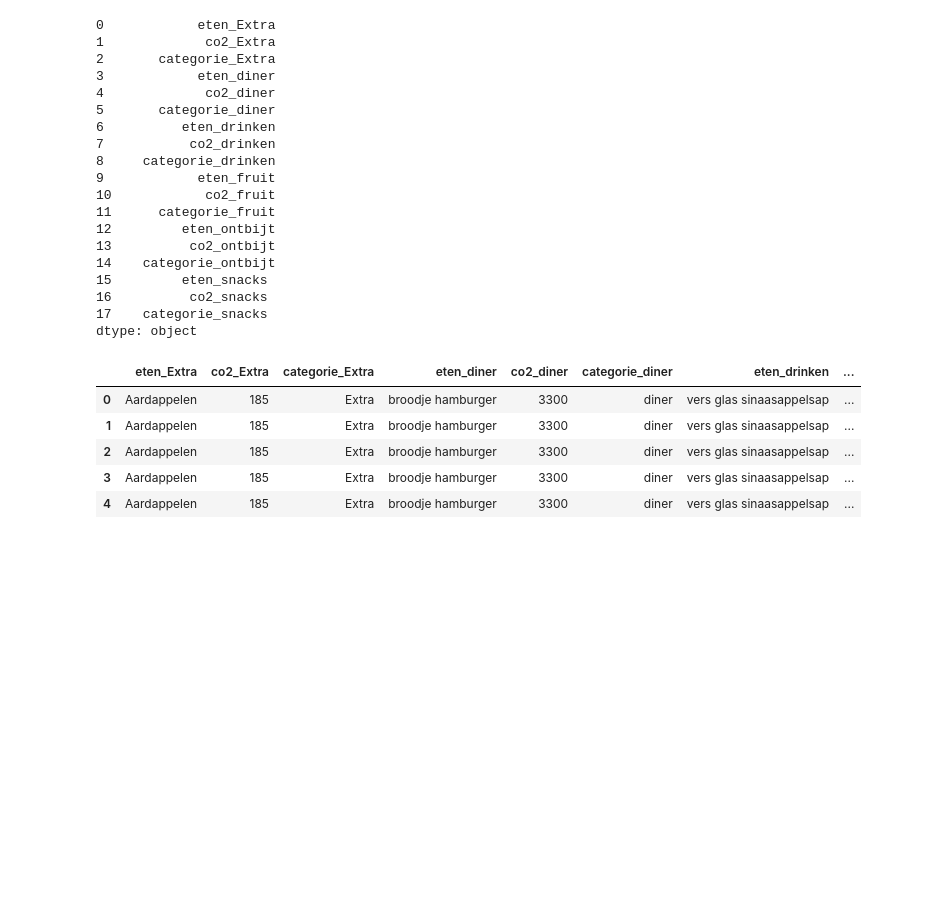
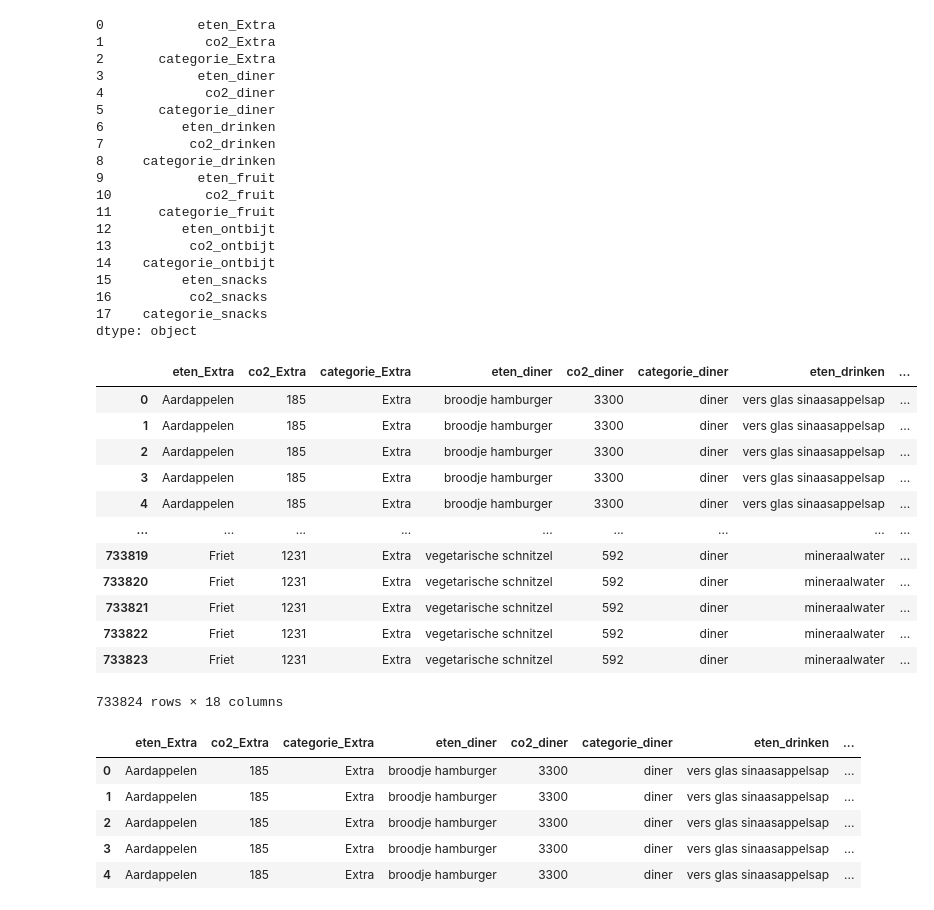
Before and after one commit to Non-dual-being/Panda_Plotting, a Jupyter notebook: pizzapunten.ipynb, the cells around one changed output. Cells and saved outputs as stored; diff of their text form; code cells hidden in the pictures; blank space fills up the shorter version.

```diff
--- a/pizzapunten.ipynb
+++ b/pizzapunten.ipynb
@@ -3,7 +3,14 @@
 
 import pandas as pd
 import itertools as it
+import os
 
-path4 =r"C:\Users\Stichting GeoFort\Documents\0. Coding\G. GeoFort\totaal.xlsx"
+base_path = os.getcwd()
 
-df = pd.read_excel(path4)
+file_name = "totaal.xlsx"
+
+path = os.path.join(base_path, file_name)
+
+df = pd.read_excel(path)
+
+df
@@ -60,6 +102,22 @@ print(cols)
 16          co2_snacks
 17    categorie_snacks
 dtype: object
+# %%
+merged5
+# %% [output]
+|  | eten_Extra | co2_Extra | categorie_Extra | eten_diner | co2_diner | categorie_diner | eten_drinken | ... |
+| 0 | Aardappelen | 185 | Extra | broodje hamburger | 3300 | diner | vers glas sinaasappelsap | ... |
+| 1 | Aardappelen | 185 | Extra | broodje hamburger | 3300 | diner | vers glas sinaasappelsap | ... |
+| 2 | Aardappelen | 185 | Extra | broodje hamburger | 3300 | diner | vers glas sinaasappelsap | ... |
+| 3 | Aardappelen | 185 | Extra | broodje hamburger | 3300 | diner | vers glas sinaasappelsap | ... |
+| 4 | Aardappelen | 185 | Extra | broodje hamburger | 3300 | diner | vers glas sinaasappelsap | ... |
+| ... | ... | ... | ... | ... | ... | ... | ... | ... |
+| 733819 | Friet | 1231 | Extra | vegetarische schnitzel | 592 | diner | mineraalwater | ... |
+| 733820 | Friet | 1231 | Extra | vegetarische schnitzel | 592 | diner | mineraalwater | ... |
+| 733821 | Friet | 1231 | Extra | vegetarische schnitzel | 592 | diner | mineraalwater | ... |
+| 733822 | Friet | 1231 | Extra | vegetarische schnitzel | 592 | diner | mineraalwater | ... |
+| 733823 | Friet | 1231 | Extra | vegetarische schnitzel | 592 | diner | mineraalwater | ... |
+733824 rows × 18 columns
 # %%
 for col in merged5.columns:
     if "co2" in col:
```
Also changed, not shown: parts of 4 cells of this notebook.
